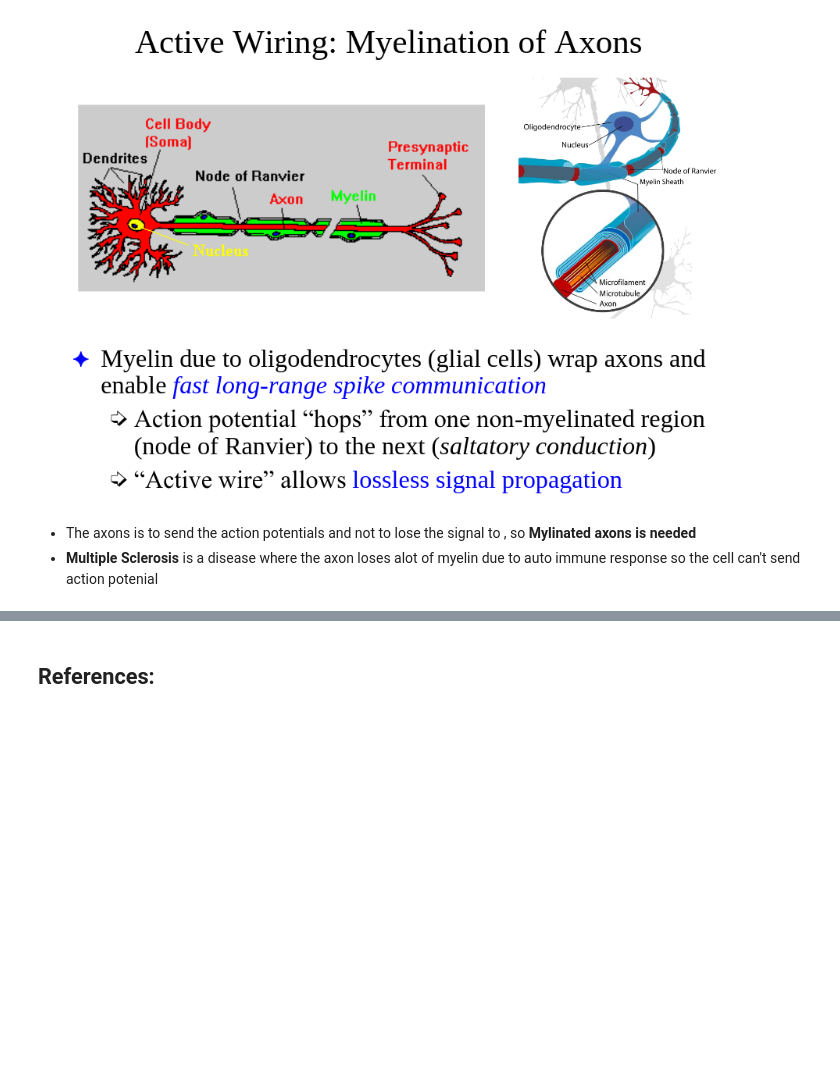
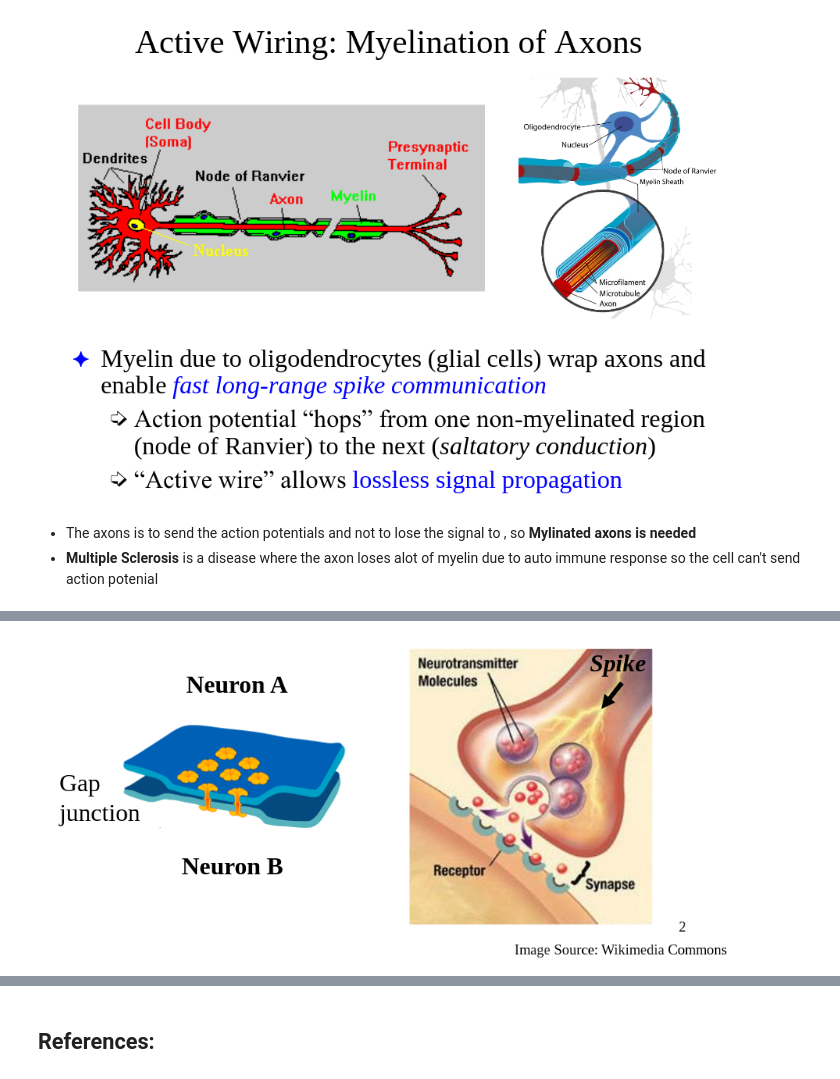
Before and after one commit to mhmdrdwn/com-neuro, a Jupyter notebook: week1.ipynb, the cells around one changed output, grey strips where cells are left out. Cells and saved outputs as stored; diff of their text form; code cells hidden in the pictures; blank space fills up the shorter version.

Commit message:
synapses

```diff
--- a/week1.ipynb
+++ b/week1.ipynb
@@ -222,0 +239,4 @@ Image(filename= "axon.png", width=700)
+# %%
+Image(filename= "synapse.png", width=700)
+# %% [output]
+[figure, added]
```
Also changed, not shown: parts of 7 cells of this notebook.
